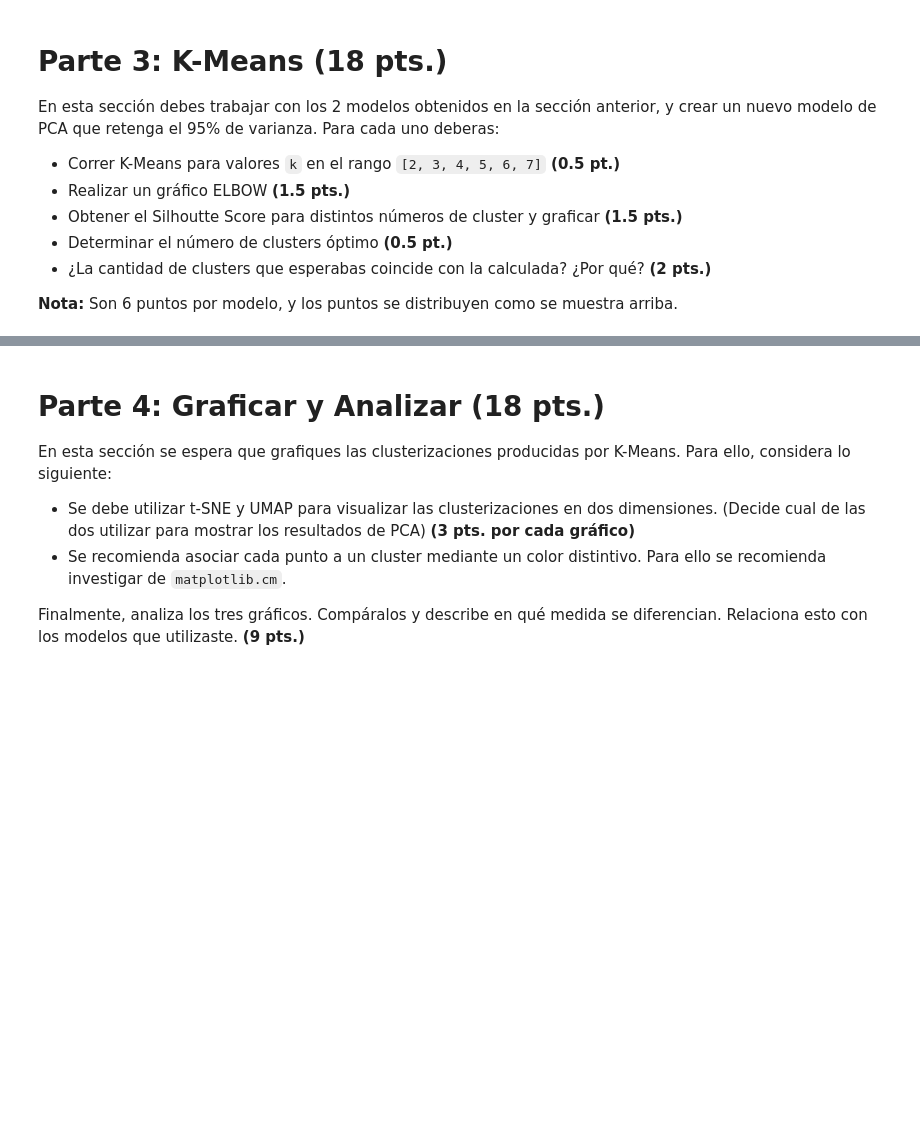
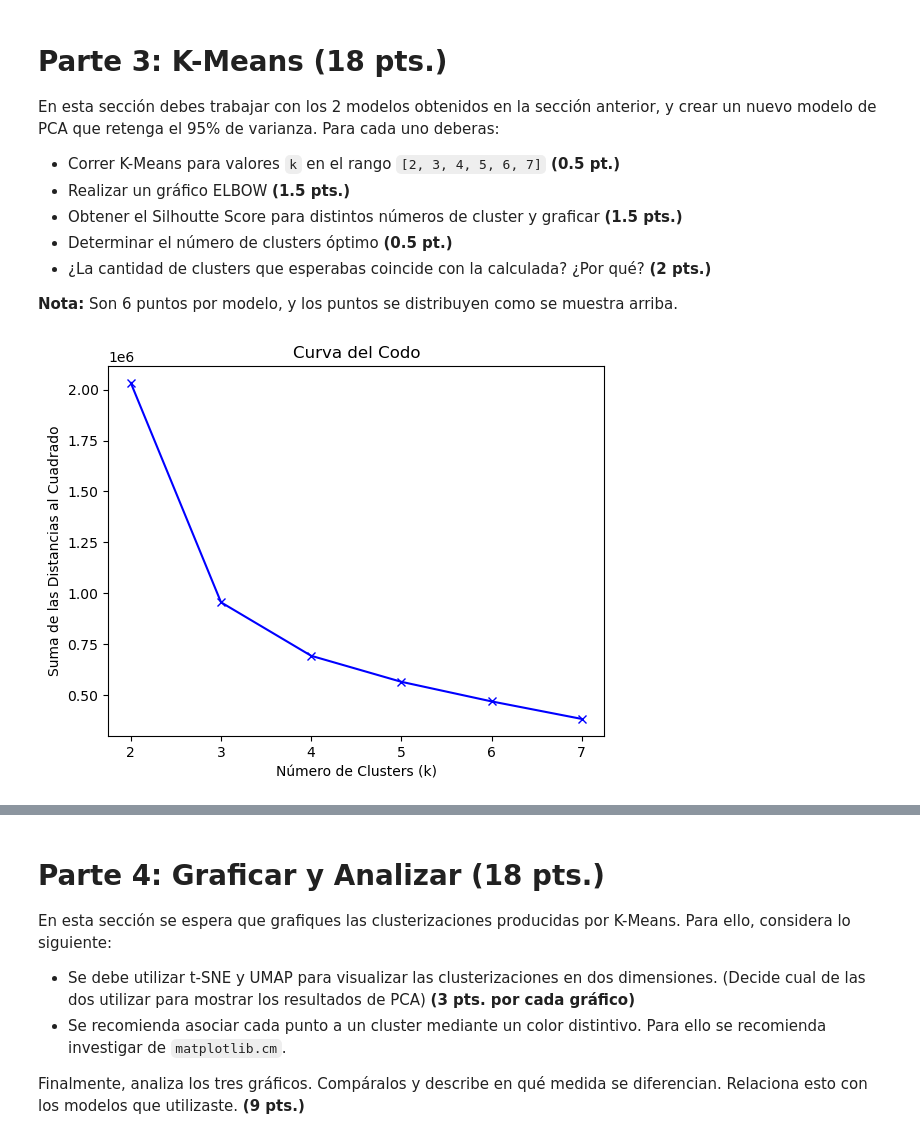
Before and after one commit to pedrozavalat/iic2433-tareas, a Jupyter notebook: t2/T2.ipynb, the cells around one changed output, grey strips where cells are left out. Drawn from its saved outputs; the diff is of its cells as text; code cells hidden in the pictures; blank space fills up the shorter version.

```diff
--- a/t2/T2.ipynb
+++ b/t2/T2.ipynb
@@ -290,3 +272,26 @@ En esta sección debes trabajar con los 2 modelos obtenidos en la sección anter
 * ¿La cantidad de clusters que esperabas coincide con la calculada? ¿Por qué? **(2 pts.)**
 
 **Nota:** Son 6 puntos por modelo, y los puntos se distribuyen como se muestra arriba.
+# %%
+# REFERENCIA: https://www.analyticslane.com/2023/06/09/metodo-del-codo-elbow-method-para-seleccionar-el-numero-optimo-de-clusteres-en-k-means/
+def elbow_method(X, range_n_clusters):
+    """
+    Aplica el método del codo para seleccionar el número óptimo de clusters en k-means.
+    Parámetros:
+    ----------
+    data : matriz o matriz dispersa, forma (n_samples, n_features)
+        Los datos de entrada.
+    max_clusters : int, opcional (por defecto=10)
+        El número máximo de clusters a considerar.
+    """
+    sum_of_squared_distances = []
+    for k in range_n_clusters:
+        kmeans = KMeans(n_clusters=k)
+        kmeans.fit(X)
+        sum_of_squared_distances.append(kmeans.inertia_)
+    # Graficar la curva del codo
+    plt.plot(range_n_clusters, sum_of_squared_distances, 'bx-')
+    plt.xlabel('Número de Clusters (k)')
+    plt.ylabel('Suma de las Distancias al Cuadrado')
+    plt.title('Curva del Codo')
+    plt.show()
@@ -292,0 +359,4 @@ En esta sección debes trabajar con los 2 modelos obtenidos en la sección anter
+# %%
+elbow_method(projection_tsne, range_n_clusters)
+# %% [output]
+[figure, added]
```
Also changed, not shown: parts of 15 cells of this notebook.
